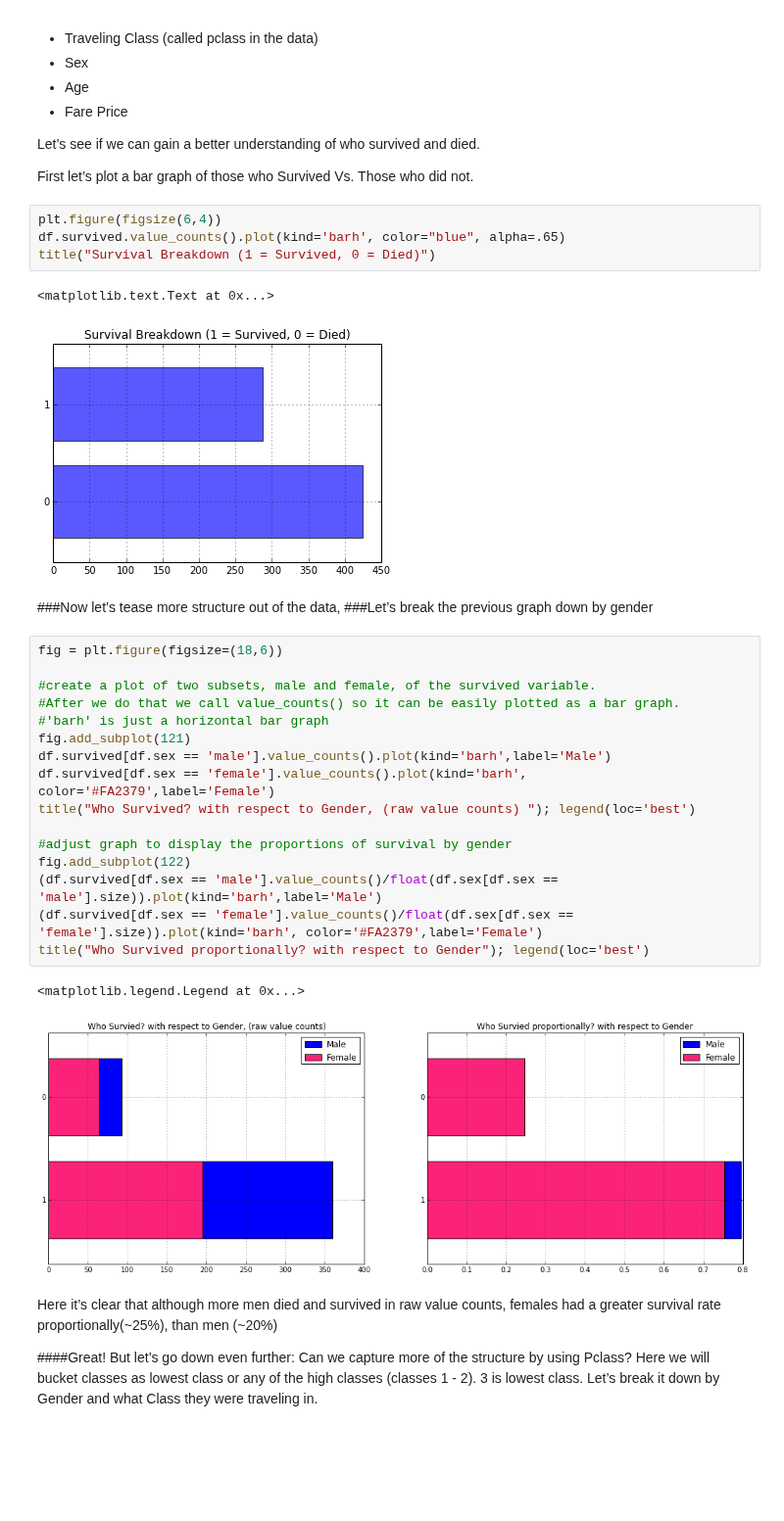
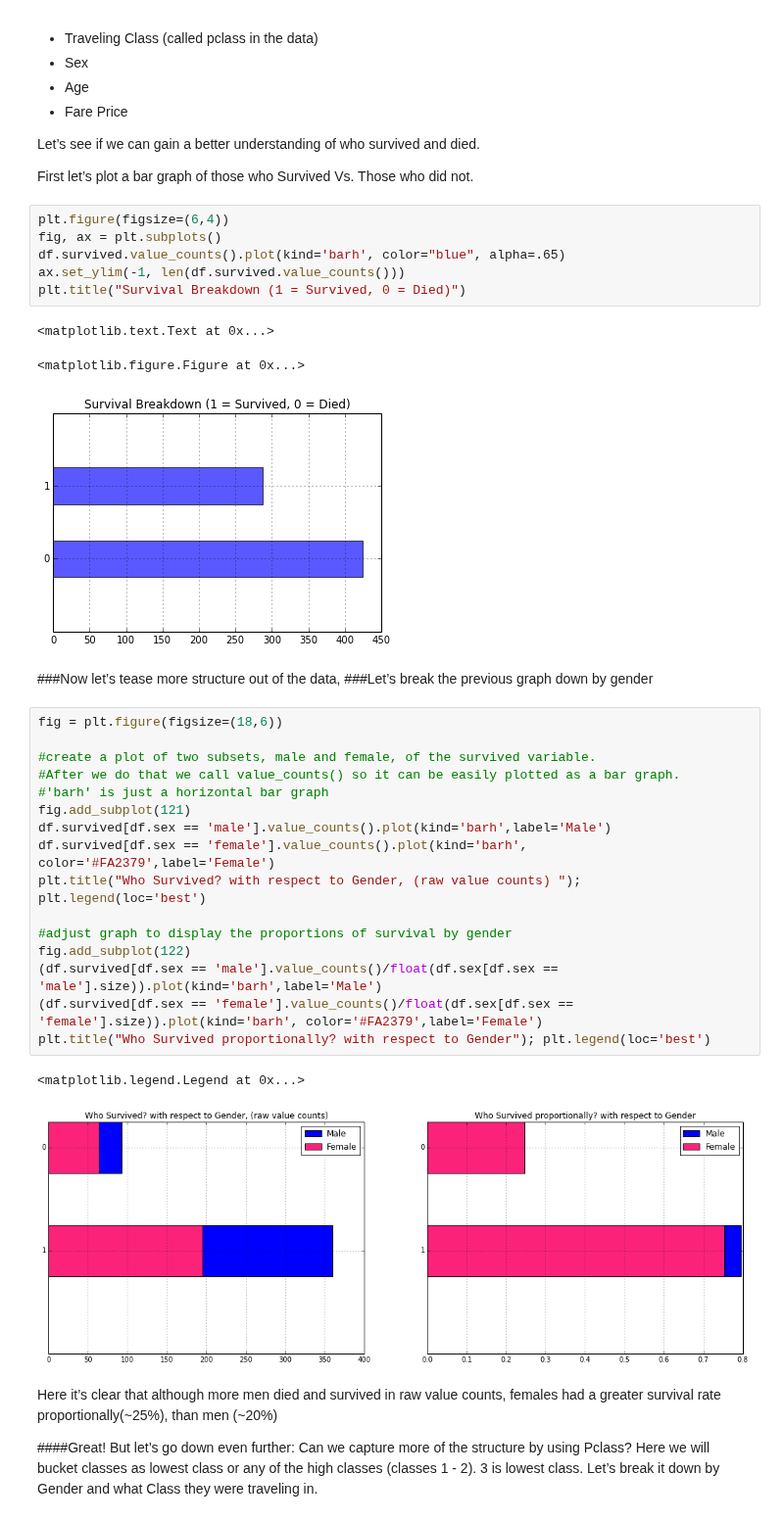
Before and after one commit to agconti/kaggle-titanic, a Jupyter notebook: Titanic.ipynb, the cells around one changed output. Shown at 98% size. Cells and saved outputs as stored; diff of their text form; blank space fills up the shorter version.

```diff
--- a/Titanic.ipynb
+++ b/Titanic.ipynb
@@ -171,34 +172,37 @@ Let’s see if we can gain a better understanding of who survived and died.
 
 First let’s plot a bar graph of those who Survived Vs. Those who did not.
 # %%
-plt.figure(figsize(6,4))
+plt.figure(figsize=(6,4))
+fig, ax = plt.subplots()
 df.survived.value_counts().plot(kind='barh', color="blue", alpha=.65)
-title("Survival Breakdown (1 = Survived, 0 = Died)")
+ax.set_ylim(-1, len(df.survived.value_counts()))
+plt.title("Survival Breakdown (1 = Survived, 0 = Died)")
 # %% [output]
 <matplotlib.text.Text at 0x...>
+<matplotlib.figure.Figure at 0x...>
-[figure, old version]
+[figure, new version]
 # %% [markdown]
 ###Now let’s tease more structure out of the data,
 ###Let’s break the previous graph down by gender
 # %%
 fig = plt.figure(figsize=(18,6))
 
 #create a plot of two subsets, male and female, of the survived variable.
 #After we do that we call value_counts() so it can be easily plotted as a bar graph.
 #'barh' is just a horizontal bar graph
 fig.add_subplot(121)
 df.survived[df.sex == 'male'].value_counts().plot(kind='barh',label='Male')
 df.survived[df.sex == 'female'].value_counts().plot(kind='barh', color='#FA2379',label='Female')
-title("Who Survived? with respect to Gender, (raw value counts) "); legend(loc='best')
+plt.title("Who Survived? with respect to Gender, (raw value counts) "); plt.legend(loc='best')
 
 #adjust graph to display the proportions of survival by gender
 fig.add_subplot(122)
 (df.survived[df.sex == 'male'].value_counts()/float(df.sex[df.sex == 'male'].size)).plot(kind='barh',label='Male')
 (df.survived[df.sex == 'female'].value_counts()/float(df.sex[df.sex == 'female'].size)).plot(kind='barh', color='#FA2379',label='Female')
-title("Who Survived proportionally? with respect to Gender"); legend(loc='best')
+plt.title("Who Survived proportionally? with respect to Gender"); plt.legend(loc='best')
 # %% [output]
 <matplotlib.legend.Legend at 0x...>
-[figure, old version]
+[figure, new version]
 # %% [markdown]
 Here it’s clear that although more men died and survived in raw value counts, females had a greater survival rate proportionally(~25%), than men (~20%)
 
```
Also changed, not shown: parts of 15 cells of this notebook, 2 other files.
